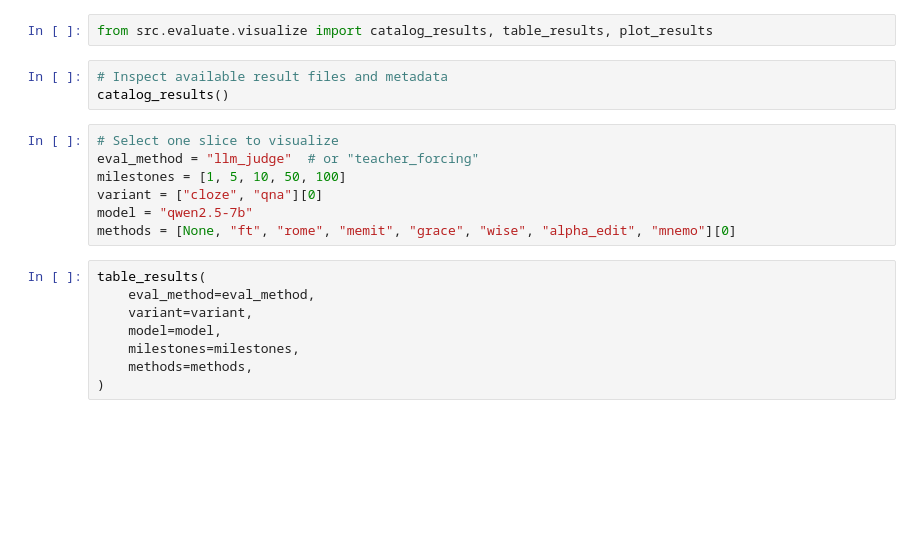
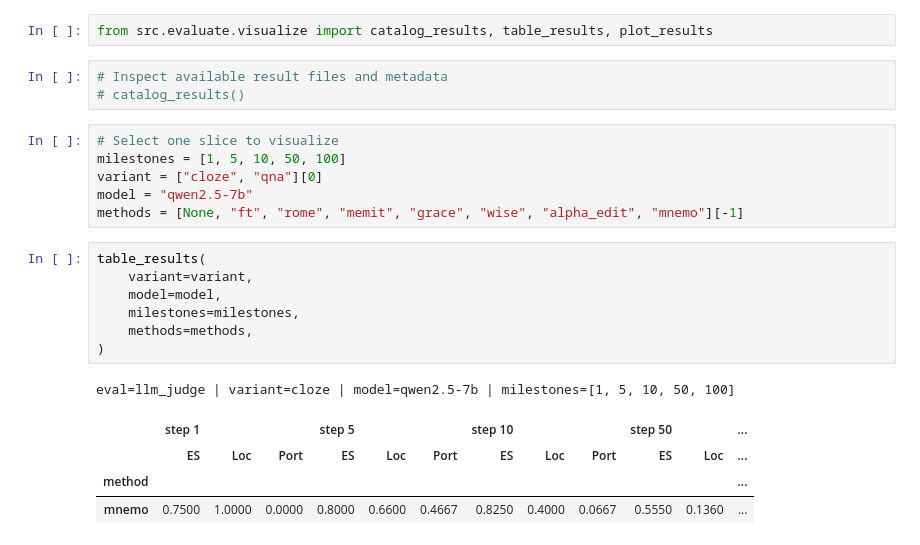
Before and after one commit to x-savassan-x/KnowledgeSurgeon, a Jupyter notebook: notebook/visualize.ipynb, the cells around one changed output. Drawn from its saved outputs; the diff is of its cells as text; blank space fills up the shorter version.

```diff
--- a/notebook/visualize.ipynb
+++ b/notebook/visualize.ipynb
@@ -12,21 +12,25 @@ InteractiveShell.ast_node_interactivity = "all"
 from src.evaluate.visualize import catalog_results, table_results, plot_results
 # %%
 # Inspect available result files and metadata
-catalog_results()
+# catalog_results()
 # %%
 # Select one slice to visualize
-eval_method = "llm_judge"  # or "teacher_forcing"
 milestones = [1, 5, 10, 50, 100]
 variant = ["cloze", "qna"][0]
 model = "qwen2.5-7b"
-methods = [None, "ft", "rome", "memit", "grace", "wise", "alpha_edit", "mnemo"][0]
+methods = [None, "ft", "rome", "memit", "grace", "wise", "alpha_edit", "mnemo"][-1]
 # %%
 table_results(
-    eval_method=eval_method,
     variant=variant,
     model=model,
     milestones=milestones,
     methods=methods,
 )
+# %% [output]
+eval=llm_judge | variant=cloze | model=qwen2.5-7b | milestones=[1, 5, 10, 50, 100]
+|  | step 1 |  |  | step 5 |  |  | step 10 |  |  | step 50 |  | ... |
+|  | ES | Loc | Port | ES | Loc | Port | ES | Loc | Port | ES | Loc | ... |
+| method |  |  |  |  |  |  |  |  |  |  |  | ... |
+| mnemo | 0.7500 | 1.0000 | 0.0000 | 0.8000 | 0.6600 | 0.4667 | 0.8250 | 0.4000 | 0.0667 | 0.5550 | 0.1360 | ... |
 # %%
 plot_results(
```
Also changed, not shown: parts of 1 cell of this notebook, 21 other files.
